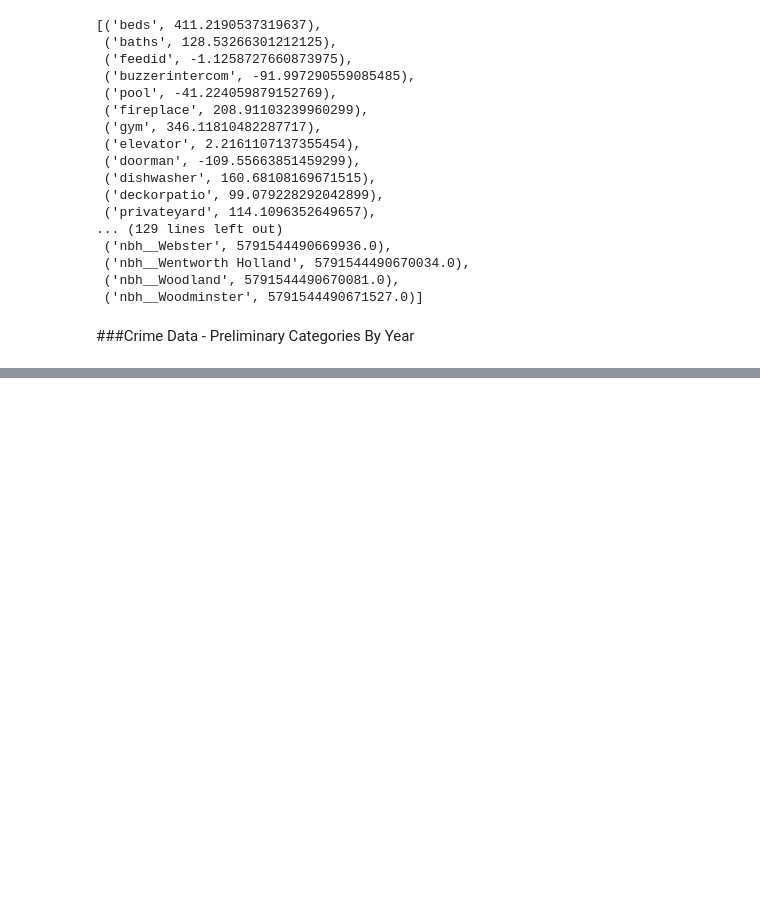
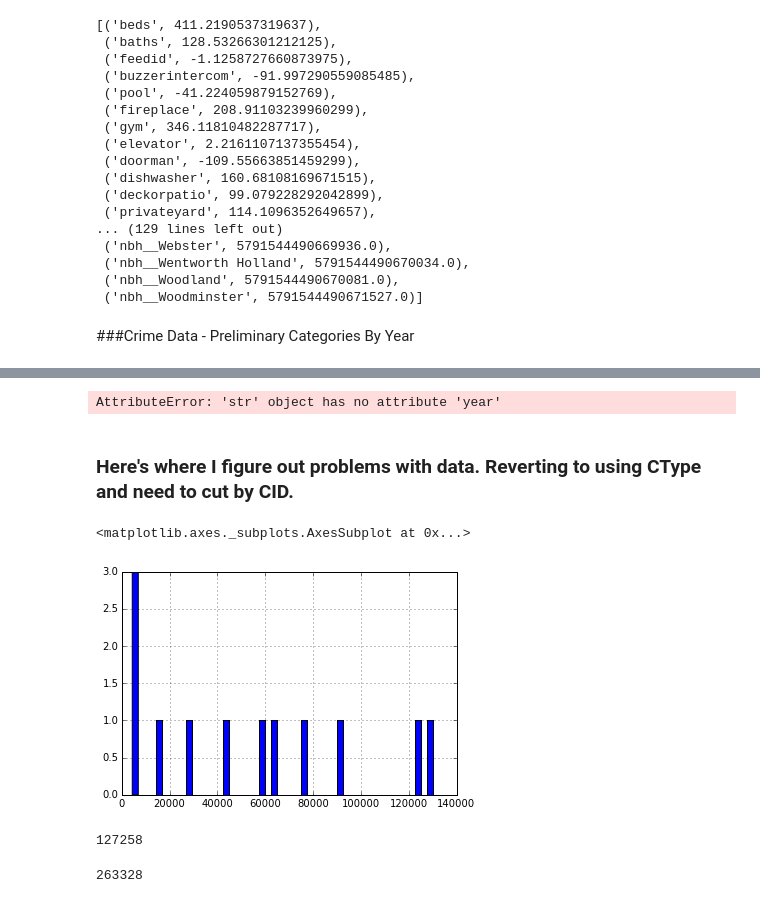
Before and after one commit to d43/oakland, a Jupyter notebook: Crime_Rental_Viz.ipynb, the cells around one changed output, grey strips where cells are left out. Saved outputs shown, nothing was run; the diff lists cells and outputs as text; code cells hidden in the pictures; blank space fills up the shorter version.

Commit message:
OPD Data Problem Investigation

```diff
--- a/Crime_Rental_Viz.ipynb
+++ b/Crime_Rental_Viz.ipynb
@@ -266,15 +209,0 @@ Name: Idx, dtype: int64
-# %%
-d = {}
-assault = []
-for col in cdf.CrimeCat.unique()[1:]:
-    if col.find("ASSAULT") == 0:
-        d[col] = "ASSAULT"
-        assault.append(col)
-    elif col.find("LARCENY") == 0:
-        d[col] = "LARCENY"
-    elif col.find("VANDALISM") == 0:
-        d[col] = "VANDALISM"
-    elif col.find("DRUG") == 0:
-        d[col] = "DRUG"
-    elif col.find("DOM") == 0:
-        d[col] = "DOM"
@@ -281,3 +259,6 @@ for col in cdf.CrimeCat.unique()[1:]:
+# %%
+cdf['CrimeCat'] = cdf.CrimeCat.map(d)
+#pd.get_dummies(cdf, columns=['CrimeCat'])
 # %%
 cdf_map = cdf[cdf['CrimeCat'].isin(assault)][cdf.year < 2015]
 # %%
@@ -293,0 +266,2 @@ cdf.head()
+# %%
+cdf.drop(['OPD_RD', 'OIdx', 'CType', 'Desc', 'Beat', 'Addr', 'Src', 'UCR', 'Statute'], axis=1, inplace=True)
@@ -293,0 +270,4 @@ cdf.head()
+# %%
+cdf['Year_Month'] = cdf.Date.map(lambda x: 1000*x.year + x.month)
+# %% [output]
+AttributeError: 'str' object has no attribute 'year'
@@ -293,0 +276,7 @@ cdf.head()
+# %% [markdown]
+### Here's where I figure out problems with data. Reverting to using CType and need to cut by CID.
+# %%
+cdf.CrimeCat.value_counts().hist(bins=50)
+# %% [output]
+<matplotlib.axes._subplots.AxesSubplot at 0x...>
+[figure, added]
@@ -293,0 +289,8 @@ cdf.head()
+# %%
+len(sorted(set(output), key=lambda tup: tup[0]))
+# %% [output]
+127258
+# %%
+len(output)
+# %% [output]
+263328
```
Also changed, not shown: parts of 15 cells of this notebook, 2 other files.
